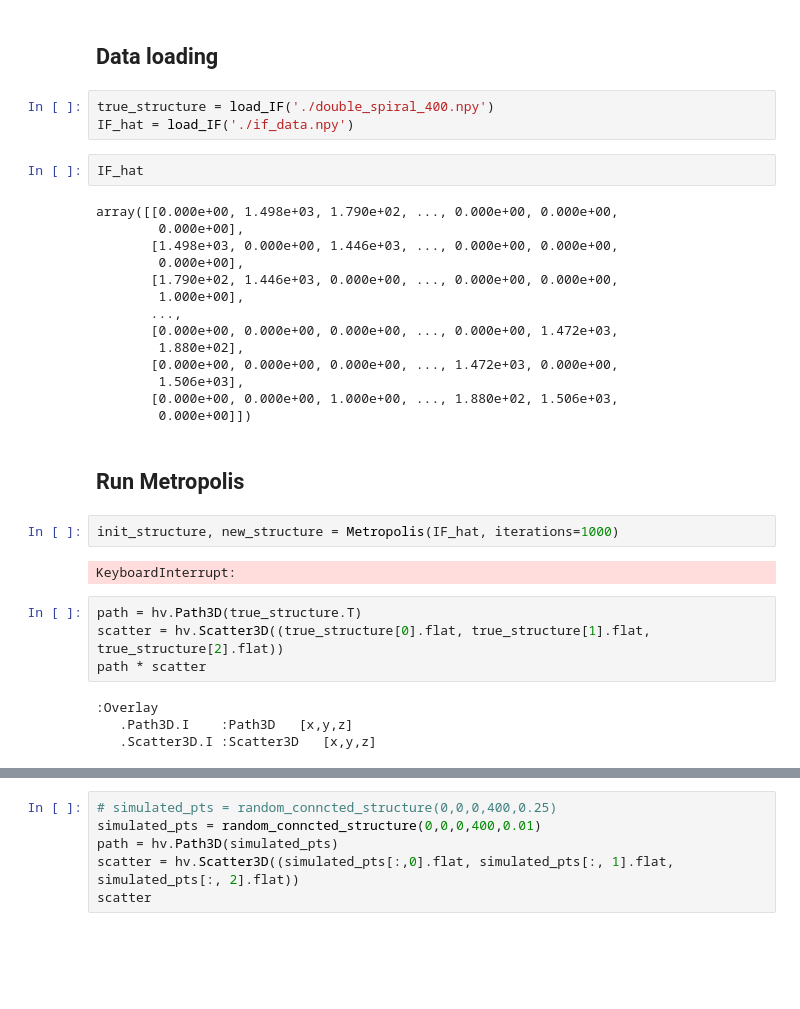
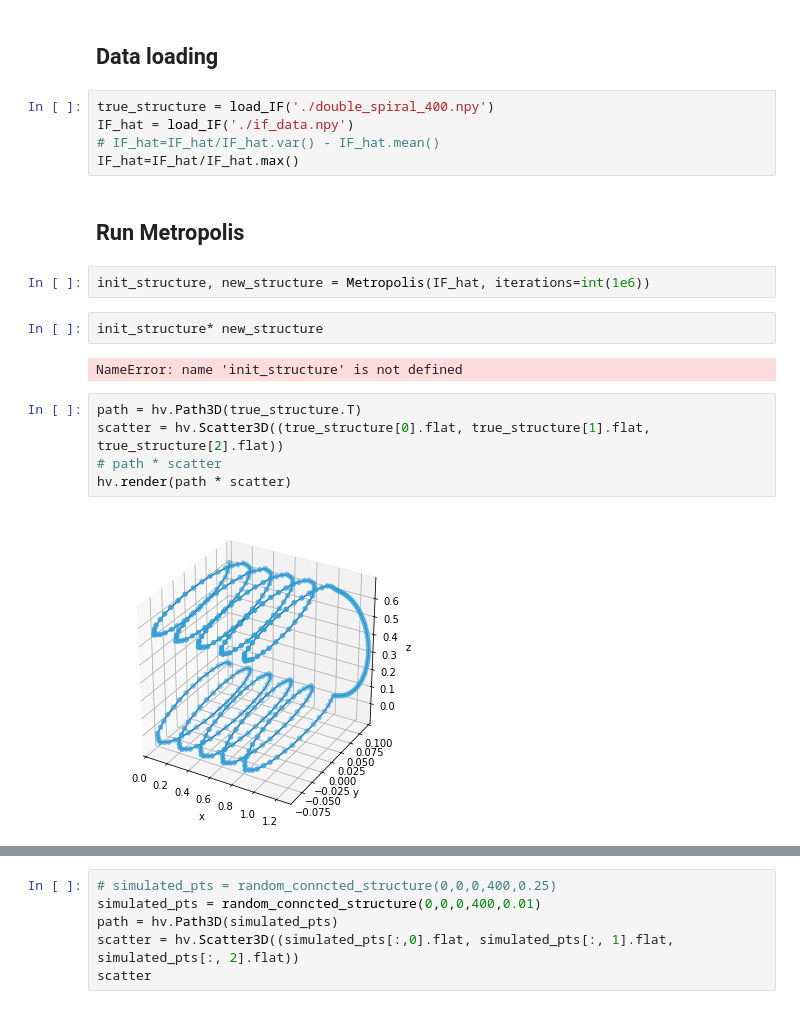
Before and after one commit to mklissa/ift6269_final, a Jupyter notebook: MCMC5C_Exploration_Kylie.ipynb, the cells around one changed output, grey strips where cells are left out. Saved outputs shown, nothing was run; the diff lists cells and outputs as text; blank space fills up the shorter version.

```diff
--- a/MCMC5C_Exploration_Kylie.ipynb
+++ b/MCMC5C_Exploration_Kylie.ipynb
@@ -323,36 +327,23 @@ def Metropolis(IF, iterations=100):
 # %%
 true_structure = load_IF('./double_spiral_400.npy')
 IF_hat = load_IF('./if_data.npy')
+# IF_hat=IF_hat/IF_hat.var() - IF_hat.mean()
+IF_hat=IF_hat/IF_hat.max()
-# %%
-IF_hat
-# %% [output]
-array([[0.000e+00, 1.498e+03, 1.790e+02, ..., 0.000e+00, 0.000e+00,
-        0.000e+00],
-       [1.498e+03, 0.000e+00, 1.446e+03, ..., 0.000e+00, 0.000e+00,
-        0.000e+00],
-       [1.790e+02, 1.446e+03, 0.000e+00, ..., 0.000e+00, 0.000e+00,
-        1.000e+00],
-       ...,
-       [0.000e+00, 0.000e+00, 0.000e+00, ..., 0.000e+00, 1.472e+03,
-        1.880e+02],
-       [0.000e+00, 0.000e+00, 0.000e+00, ..., 1.472e+03, 0.000e+00,
-        1.506e+03],
-       [0.000e+00, 0.000e+00, 1.000e+00, ..., 1.880e+02, 1.506e+03,
-        0.000e+00]])
 # %% [markdown]
 ## Run Metropolis
 # %%
-init_structure, new_structure = Metropolis(IF_hat, iterations=1000)
+init_structure, new_structure = Metropolis(IF_hat, iterations=int(1e6))
-# %% [output]
-KeyboardInterrupt:
+# %%
+init_structure* new_structure
+# %% [output]
+NameError: name 'init_structure' is not defined
 # %%
 path = hv.Path3D(true_structure.T)
 scatter = hv.Scatter3D((true_structure[0].flat, true_structure[1].flat, true_structure[2].flat))
-path * scatter
+# path * scatter
+hv.render(path * scatter)
 # %% [output]
-:Overlay
-   .Path3D.I    :Path3D   [x,y,z]
-   .Scatter3D.I :Scatter3D   [x,y,z]
+[figure, added]
 # %%
 scatter = hv.Scatter3D((init_structure[:,0].flat, init_structure[:, 1].flat, init_structure[:, 2].flat))
 scatter
```
Also changed, not shown: parts of 14 cells of this notebook, 45 other files.
